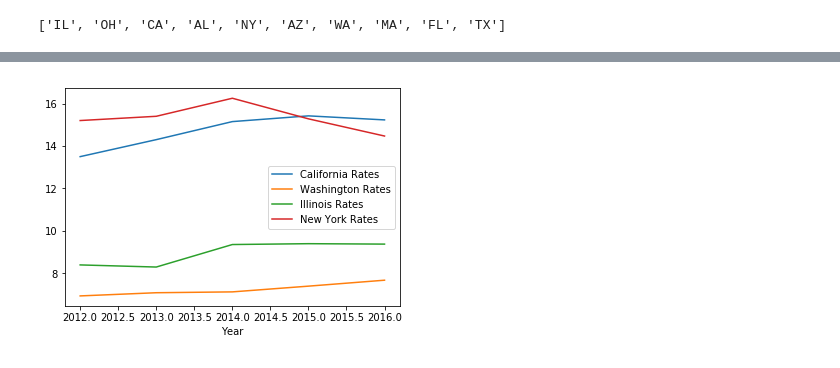
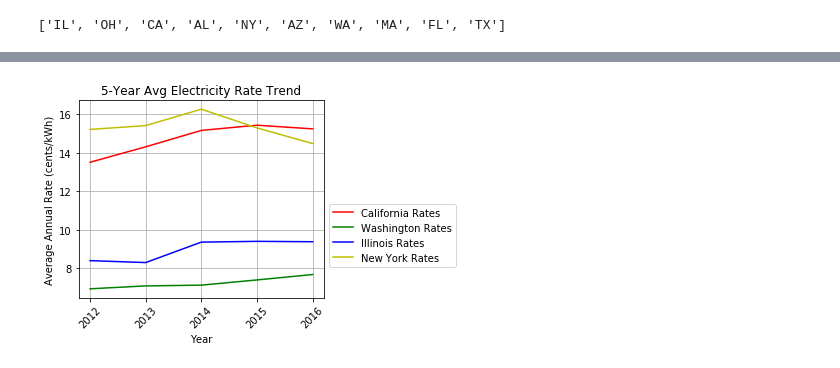
Before and after one commit to cweinreich24/State-Utilities-Analysis, a Jupyter notebook: PopulationAndRate.ipynb, the cells around one changed output, grey strips where cells are left out. Cells and saved outputs as stored; diff of their text form; code cells hidden in the pictures.

Commit message:
All tylers files

```diff
--- a/PopulationAndRate.ipynb
+++ b/PopulationAndRate.ipynb
@@ -9,7 +9,7 @@ import scipy.stats as stats
 from pprint import pprint
 # %%
 #http://api.eia.gov/series/?api_key=YOUR_API_KEY_HERE&series_id=ELEC.PRICE.CA-ALL.A
-ratesdata = "Data/StateElectricityProfiles.csv"
+ratesdata = "TylerData/StateElectricityProfiles.csv"
 
 rates_df = pd.read_csv(ratesdata)
 rates_df.set_index("Name", inplace = True)
@@ -93,9 +86,13 @@ CA_df
 # %%
-ax = CA_df.plot(x="Year", y = "Average Retail Price (cents/kWh)", label = "California Rates")
+ax = CA_df.plot(x="Year", y = "Average Retail Price (cents/kWh)", label = "California Rates", color = "r", grid = True, title = "5-Year Avg Electricity Rate Trend")
 
-WAplot = WA_df.plot(x="Year", y = "Average Retail Price (cents/kWh)", ax=ax, label = "Washington Rates")
-ILplot = IL_df.plot(x="Year", y = "Average Retail Price (cents/kWh)", ax=ax, label = "Illinois Rates")
-NYplot = NY_df.plot(x="Year", y = "Average Retail Price (cents/kWh)", ax=ax, label = "New York Rates")
+WAplot = WA_df.plot(x="Year", y = "Average Retail Price (cents/kWh)", ax=ax, label = "Washington Rates", color="g")
+ILplot = IL_df.plot(x="Year", y = "Average Retail Price (cents/kWh)", ax=ax, label = "Illinois Rates",color = "b")
+NYplot = NY_df.plot(x="Year", y = "Average Retail Price (cents/kWh)", ax=ax, label = "New York Rates", grid = True, color = "y",rot=45)
+ax.set_ylabel("Average Annual Rate (cents/kWh)")
+plt.legend(bbox_to_anchor=(1.0, 0.5))
+plt.tight_layout()
+plt.savefig("TylerData/AverageRates.png")
 # %% [output]
-[figure, old version]
+[figure, new version]
 # %%
```
Also changed, not shown: parts of 6 cells of this notebook, 17 other files.
